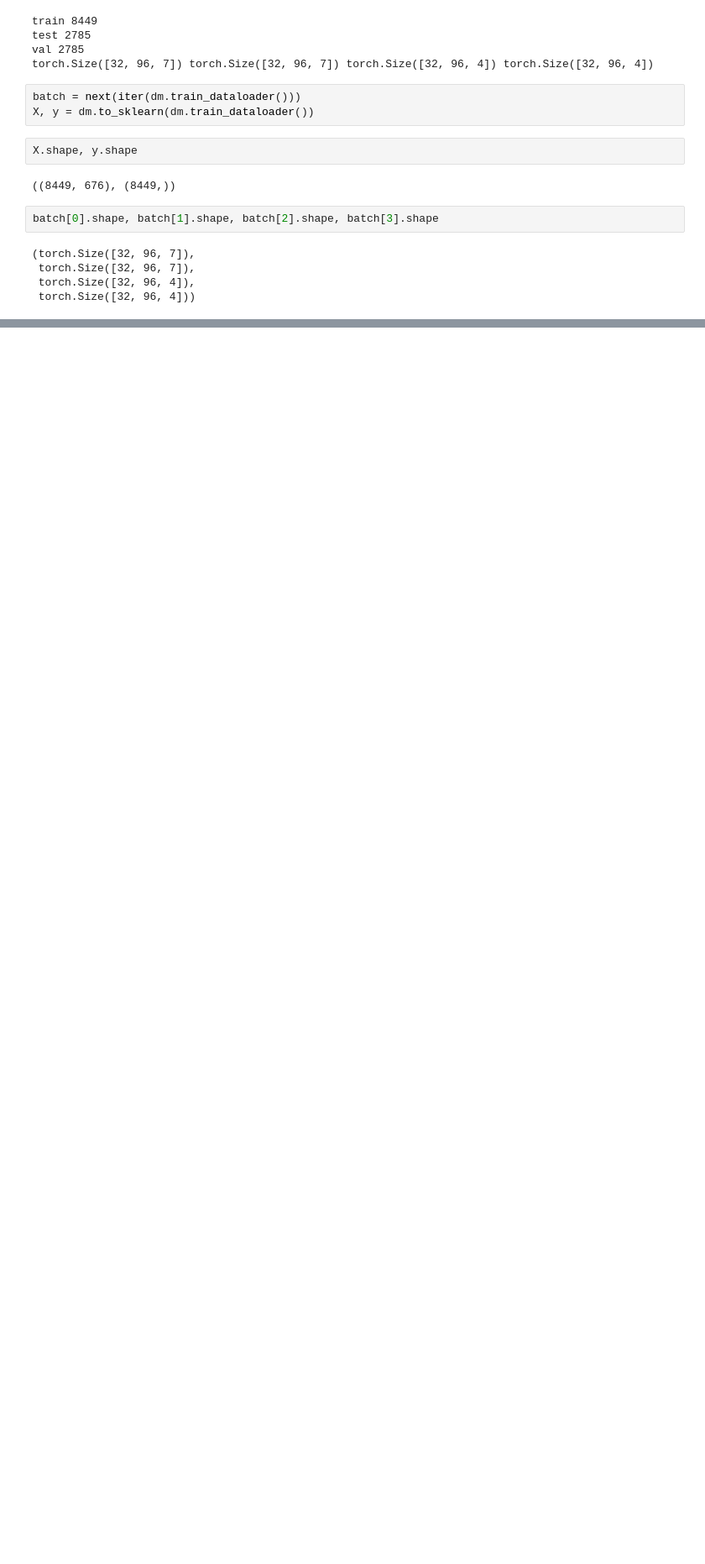
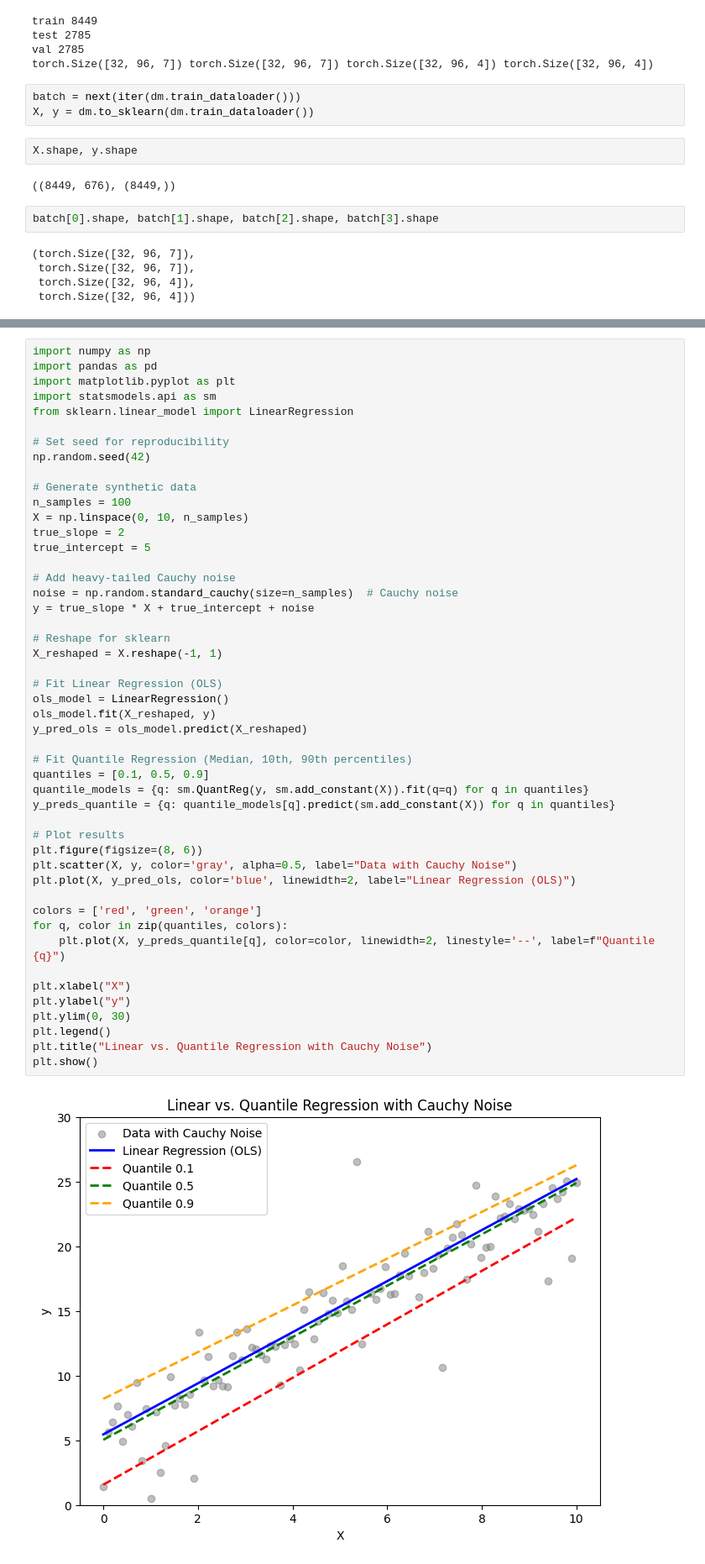
Before and after one commit to EPFL-IMOS/picid, a Jupyter notebook: notebooks/datamodules_debug.ipynb, the cells around one changed output, grey strips where cells are left out. Shown at 84% size. Saved outputs shown, nothing was run; the diff lists cells and outputs as text; blank space fills up the shorter version.

```diff
--- a/notebooks/datamodules_debug.ipynb
+++ b/notebooks/datamodules_debug.ipynb
@@ -60,0 +331,50 @@ batch[0].shape, batch[1].shape, batch[2].shape, batch[3].shape
+# %%
+import numpy as np
+import pandas as pd
+import matplotlib.pyplot as plt
+import statsmodels.api as sm
+from sklearn.linear_model import LinearRegression
+
+# Set seed for reproducibility
+np.random.seed(42)
+
+# Generate synthetic data
+n_samples = 100
+X = np.linspace(0, 10, n_samples)
+true_slope = 2
+true_intercept = 5
+
+# Add heavy-tailed Cauchy noise
+noise = np.random.standard_cauchy(size=n_samples)  # Cauchy noise
+y = true_slope * X + true_intercept + noise
+
+# Reshape for sklearn
+X_reshaped = X.reshape(-1, 1)
+
+# Fit Linear Regression (OLS)
+ols_model = LinearRegression()
+ols_model.fit(X_reshaped, y)
+y_pred_ols = ols_model.predict(X_reshaped)
+
+# Fit Quantile Regression (Median, 10th, 90th percentiles)
+quantiles = [0.1, 0.5, 0.9]
+quantile_models = {q: sm.QuantReg(y, sm.add_constant(X)).fit(q=q) for q in quantiles}
+y_preds_quantile = {q: quantile_models[q].predict(sm.add_constant(X)) for q in quantiles}
+
+# Plot results
+plt.figure(figsize=(8, 6))
+plt.scatter(X, y, color='gray', alpha=0.5, label="Data with Cauchy Noise")
+plt.plot(X, y_pred_ols, color='blue', linewidth=2, label="Linear Regression (OLS)")
+
+colors = ['red', 'green', 'orange']
+for q, color in zip(quantiles, colors):
+    plt.plot(X, y_preds_quantile[q], color=color, linewidth=2, linestyle='--', label=f"Quantile {q}")
+
+plt.xlabel("X")
+plt.ylabel("y")
+plt.ylim(0, 30)
+plt.legend()
+plt.title("Linear vs. Quantile Regression with Cauchy Noise")
+plt.show()
+# %% [output]
+[figure, added]
```
Also changed, not shown: parts of 18 cells of this notebook, 2 other files.
